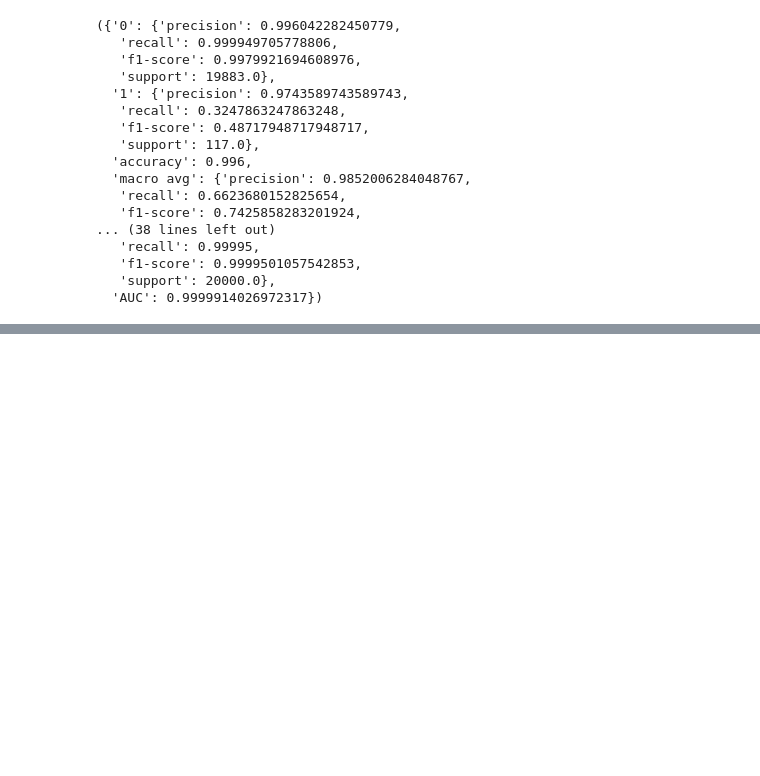
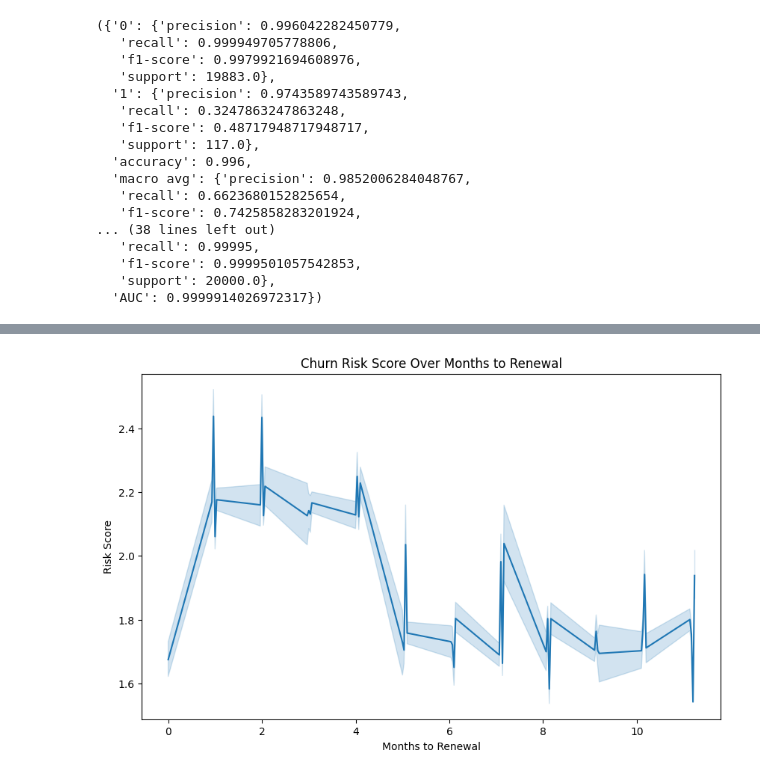
Before and after one commit to ot-babs/MLE-Churn_Prediction, a Jupyter notebook: churn_predicition.ipynb, the cells around one changed output, grey strips where cells are left out. Drawn from its saved outputs; the diff is of its cells as text; code cells hidden in the pictures; blank space fills up the shorter version.

```diff
--- a/churn_predicition.ipynb
+++ b/churn_predicition.ipynb
@@ -418,0 +548,10 @@ performance_summary['Logistic Regression'], performance_summary['Decision Tree']
+# %%
+# Filter the dataset for the relevant period
+X_cleaned_filtered = X_cleaned[X_cleaned['MONTHS_TO_RENEWAL'].between(0, 12)]
+
+# Predict churn probabilities for the filtered dataset
+X_cleaned_filtered['Churn_Probability'] = optimal_rf_model.predict_proba(X_cleaned_filtered)[:, 1]
+
+# Convert probabilities to risk scores
+X_cleaned_filtered['Risk_Score'] = X_cleaned_filtered['Churn_Probability'] * 100
+# dataset_without_accountid
@@ -418,0 +586,10 @@ performance_summary['Logistic Regression'], performance_summary['Decision Tree']
+# %%
+# Visualization of churn risk over months to renewal
+plt.figure(figsize=(10, 6))
+sns.lineplot(x='MONTHS_TO_RENEWAL', y='Risk_Score', data=X_cleaned_filtered)
+plt.title('Churn Risk Score Over Months to Renewal')
+plt.xlabel('Months to Renewal')
+plt.ylabel('Risk Score')
+plt.show()
+# %% [output]
+[figure, added]
```
Also changed, not shown: parts of 17 cells of this notebook.
